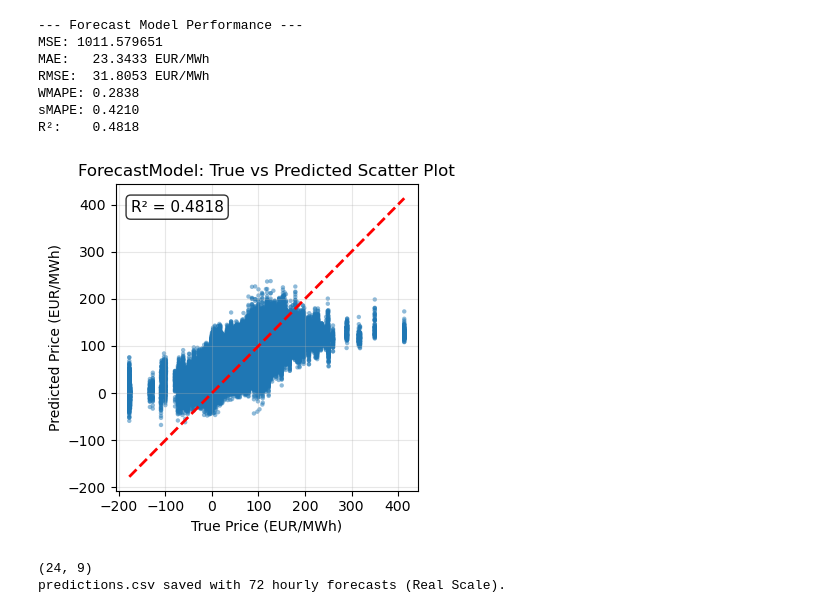
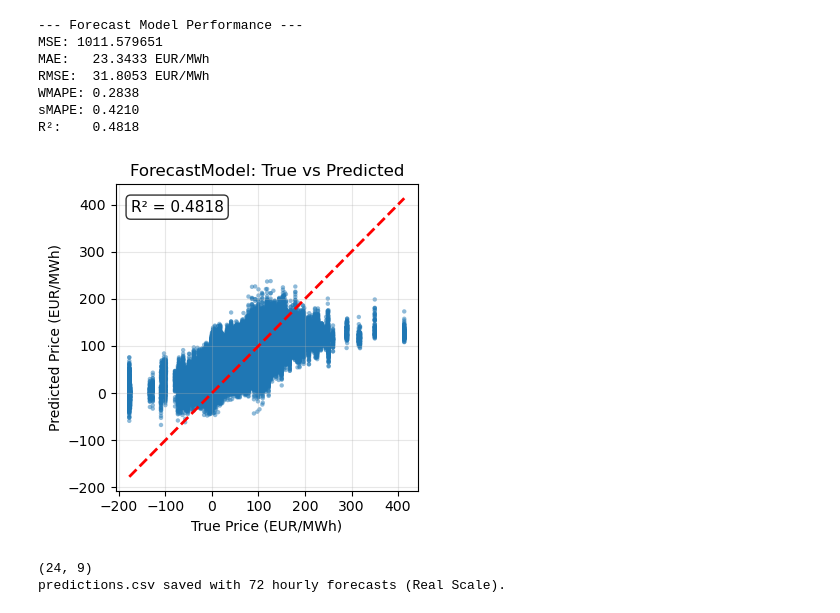
Before and after one commit to yxyxyz/sds-group11, a Jupyter notebook: sds.ipynb, the cells around one changed output. Cells and saved outputs as stored; diff of their text form; code cells hidden in the pictures.

Commit message:
Fixed figures

```diff
--- a/sds.ipynb
+++ b/sds.ipynb
@@ -336,7 +336,7 @@ WMAPE: 0.2838
 sMAPE: 0.4210
 R²:    0.4818
 # %%
-import numpy as np
+upimport numpy as np
 import matplotlib.pyplot as plt
 from scipy.stats import pearsonr
 
@@ -347,35 +347,35 @@ pred_flat = all_preds.flatten()
 
 # 计算 Pearson 相关系数
 corr, p_value = pearsonr(true_flat, pred_flat)
 
 # 绘制散点图
 plt.figure(figsize=(4, 4))
 plt.scatter(true_flat, pred_flat, alpha=0.5, s=10, edgecolors='none')
 plt.plot([true_flat.min(), true_flat.max()],
          [true_flat.min(), true_flat.max()],
          'r--', lw=2, label='Perfect fit')
 
 # 添加相关系数文本
 # \plt.text(0.05, 0.95,
 #          transform=plt.gca().transAxes, fontsize=12,
 #         verticalalignment='top', bbox=dict(boxstyle='round', facecolor='white', alpha=0.8))
 
 plt.xlabel('True Price (EUR/MWh)')
 plt.ylabel('Predicted Price (EUR/MWh)')
-plt.title('ForecastModel: True vs Predicted Scatter Plot')
+plt.title('ForecastModel: True vs Predicted')
 plt.grid(True, alpha=0.3)
 ax = plt.gca()  # 或者使用已有的 axes 对象
 ax.text(0.05, 0.95, f'R² = {r2:.4f}',
         transform=ax.transAxes,        # 关键！
         fontsize=11,
         verticalalignment='top',       # 顶部对齐
         horizontalalignment='left',    # 左对齐（默认就是 left）
         bbox=dict(boxstyle='round', facecolor='white', alpha=0.8))
 plt.tight_layout()
 plt.savefig('./finetune_results/finetune_scatter_plot.png', dpi=300)
 plt.show()
 # %% [output]
-[figure, old version]
+[figure, new version]
 # %%
 last_window = X_train_raw[-24:]
 print(last_window.shape)# (168, 11) 注意现在的特征数可能是11
```
Also changed, not shown: 1 other file.
